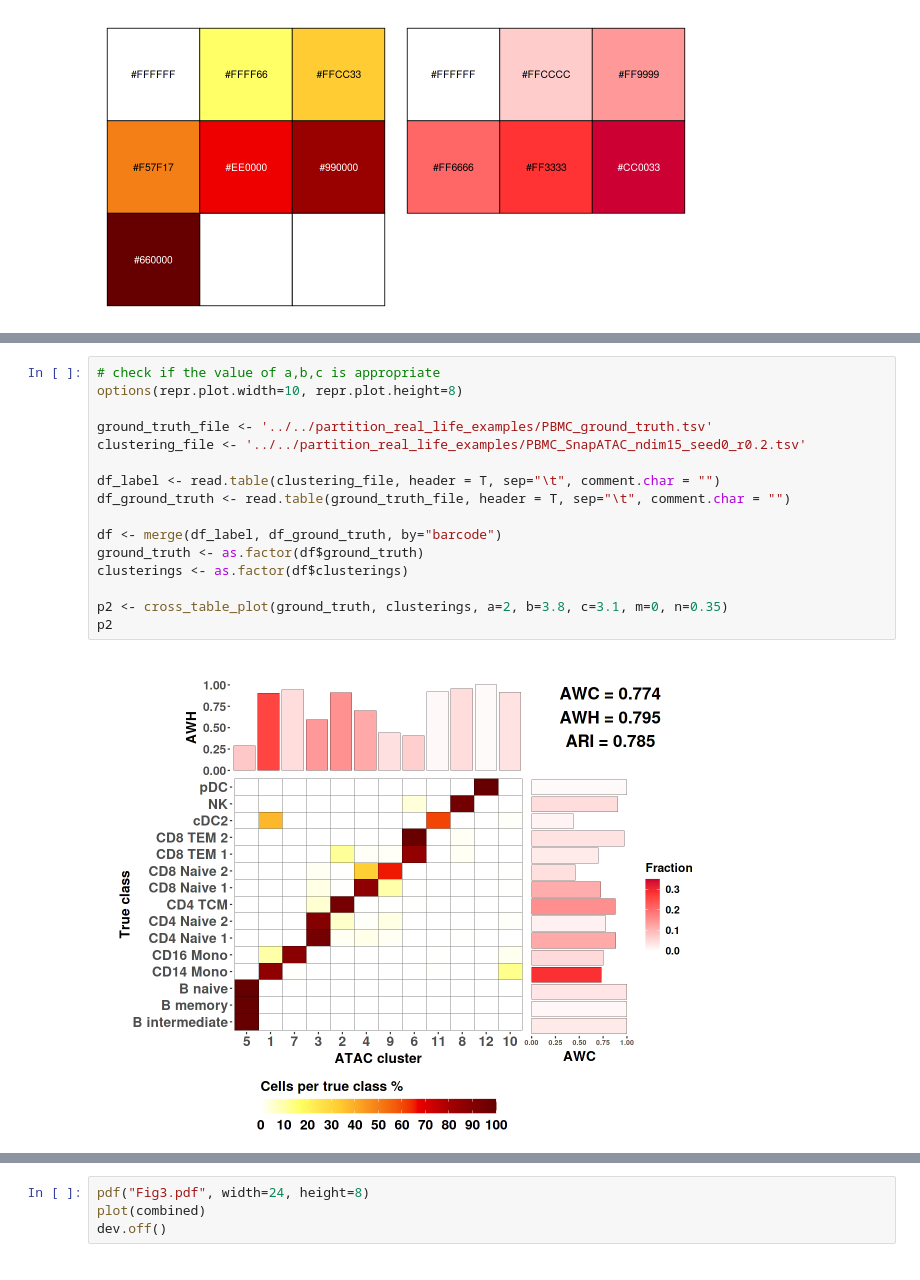
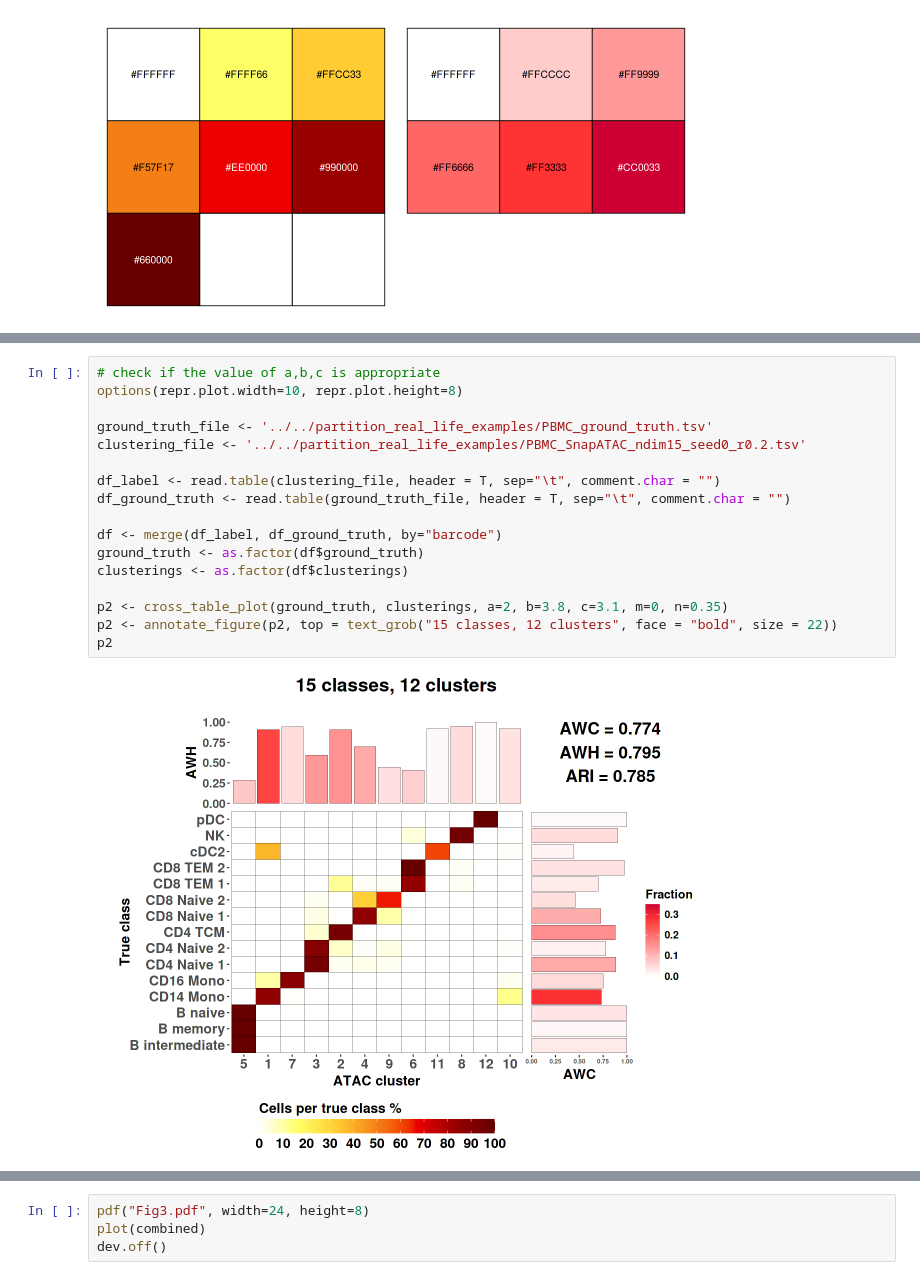
Before and after one commit to RoseYuan/metric_paper, a Jupyter notebook: Figures/partition_real_life_examples/partition_real_life_examples.ipynb, the cells around one changed output, grey strips where cells are left out. Cells and saved outputs as stored; diff of their text form.

```diff
--- a/Figures/partition_real_life_examples/partition_real_life_examples.ipynb
+++ b/Figures/partition_real_life_examples/partition_real_life_examples.ipynb
@@ -29,21 +33,22 @@ p1
 # %%
 # check if the value of a,b,c is appropriate
 options(repr.plot.width=10, repr.plot.height=8)
 
 ground_truth_file <- '../../partition_real_life_examples/PBMC_ground_truth.tsv'
 clustering_file <- '../../partition_real_life_examples/PBMC_SnapATAC_ndim15_seed0_r0.2.tsv'
 
 df_label <- read.table(clustering_file, header = T, sep="\t", comment.char = "")
 df_ground_truth <- read.table(ground_truth_file, header = T, sep="\t", comment.char = "")
 
 df <- merge(df_label, df_ground_truth, by="barcode")
 ground_truth <- as.factor(df$ground_truth)
 clusterings <- as.factor(df$clusterings)
 
 p2 <- cross_table_plot(ground_truth, clusterings, a=2, b=3.8, c=3.1, m=0, n=0.35)
+p2 <- annotate_figure(p2, top = text_grob("15 classes, 12 clusters", face = "bold", size = 22))
 p2
 # %% [output]
-[figure, old version]
+[figure, new version]
 # %%
 # check if the value of a,b,c is appropriate
 options(repr.plot.width=10, repr.plot.height=8)
```
Also changed, not shown: parts of 3 cells of this notebook.
